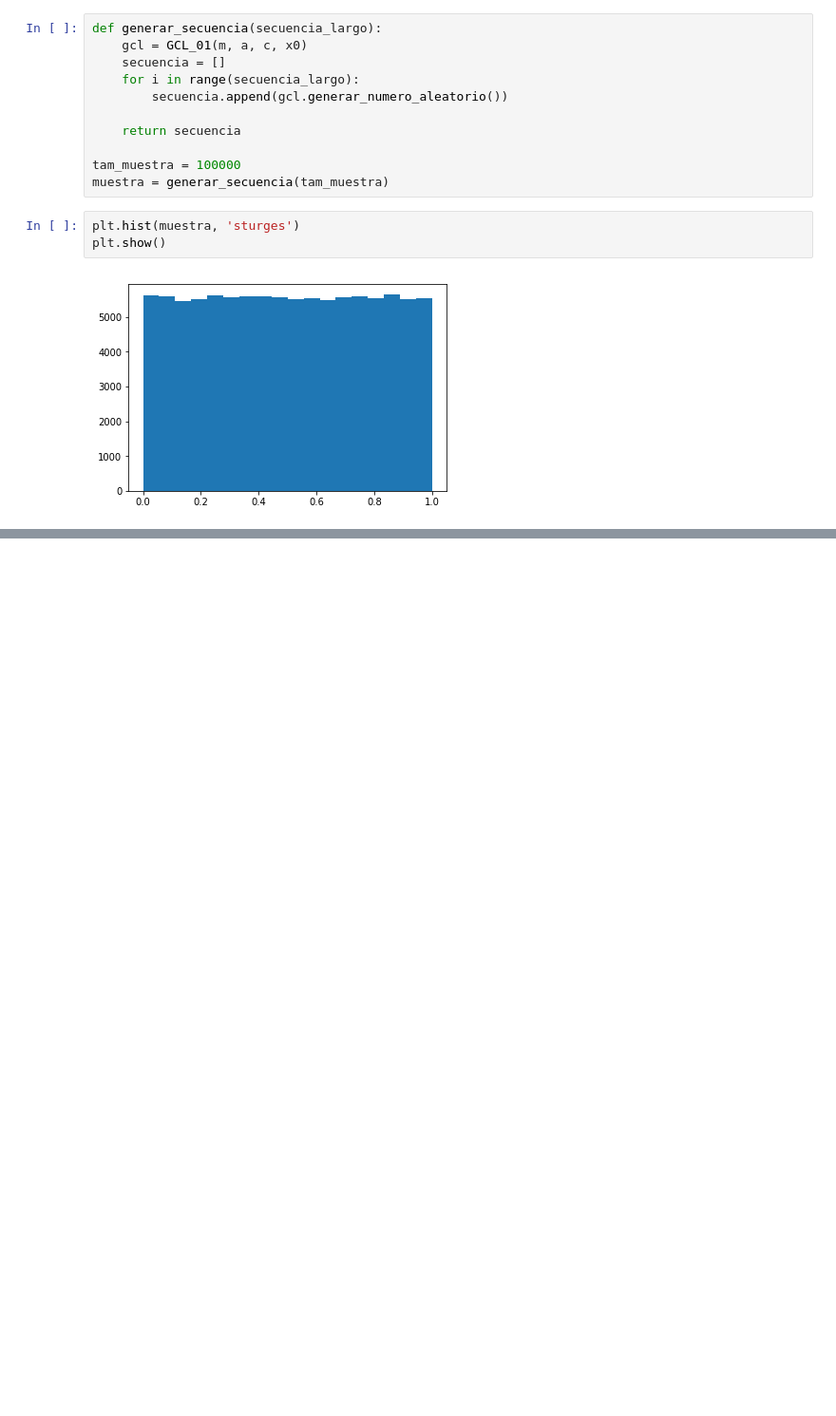
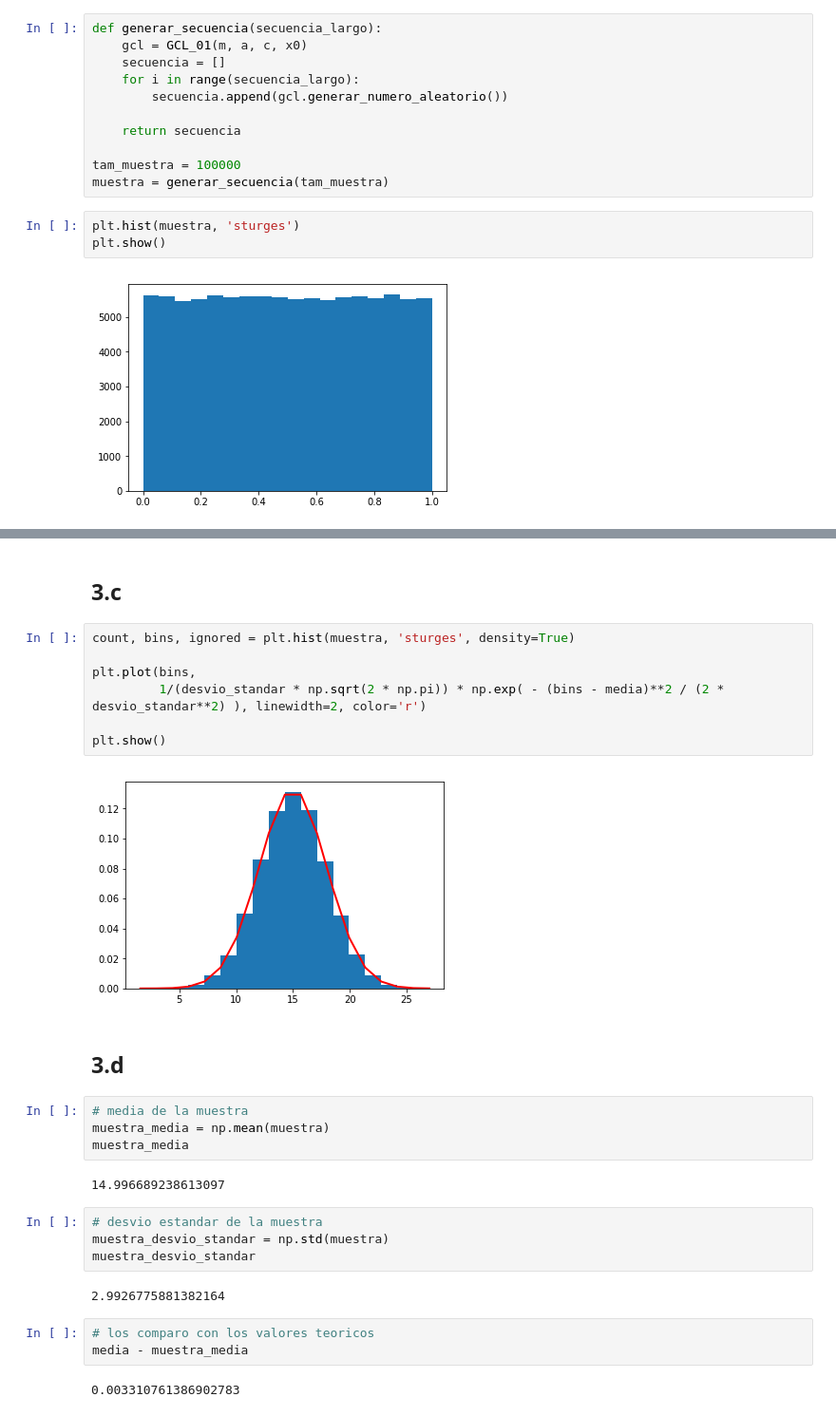
Before and after one commit to martinBosch/simu-grupo5, a Jupyter notebook: tp1.ipynb, the cells around one changed output, grey strips where cells are left out. Shown at 95% size. Drawn from its saved outputs; the diff is of its cells as text; blank space fills up the shorter version.

```diff
--- a/tp1.ipynb
+++ b/tp1.ipynb
@@ -75,0 +157,30 @@ plt.show()
+# %% [markdown]
+## 3.c
+# %%
+count, bins, ignored = plt.hist(muestra, 'sturges', density=True)
+
+plt.plot(bins,
+         1/(desvio_standar * np.sqrt(2 * np.pi)) * np.exp( - (bins - media)**2 / (2 * desvio_standar**2) ), linewidth=2, color='r')
+
+plt.show()
+# %% [output]
+[figure, added]
+# %% [markdown]
+## 3.d
+# %%
+# media de la muestra
+muestra_media = np.mean(muestra)
+muestra_media
+# %% [output]
+14.996689238613097
+# %%
+# desvio estandar de la muestra
+muestra_desvio_standar = np.std(muestra)
+muestra_desvio_standar
+# %% [output]
+2.9926775881382164
+# %%
+# los comparo con los valores teoricos
+media - muestra_media
+# %% [output]
+0.003310761386902783
```
Also changed, not shown: parts of 20 cells of this notebook.
